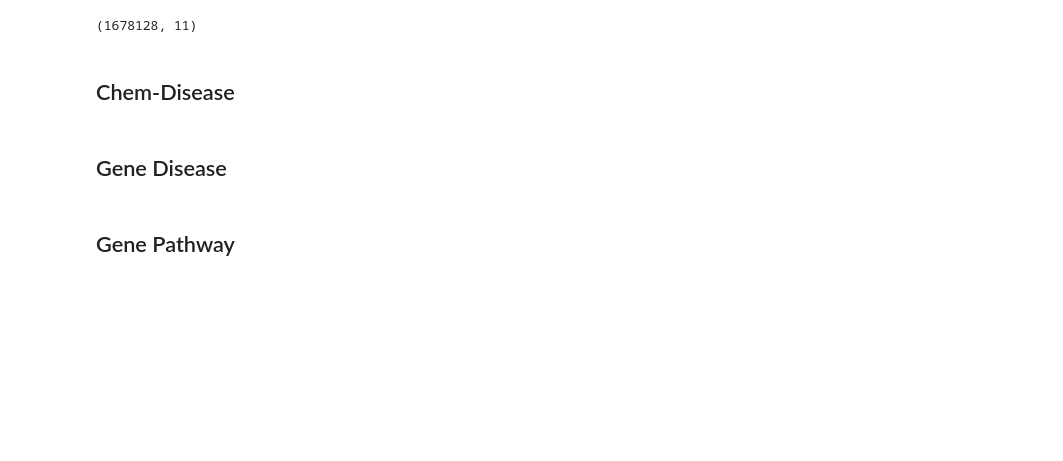
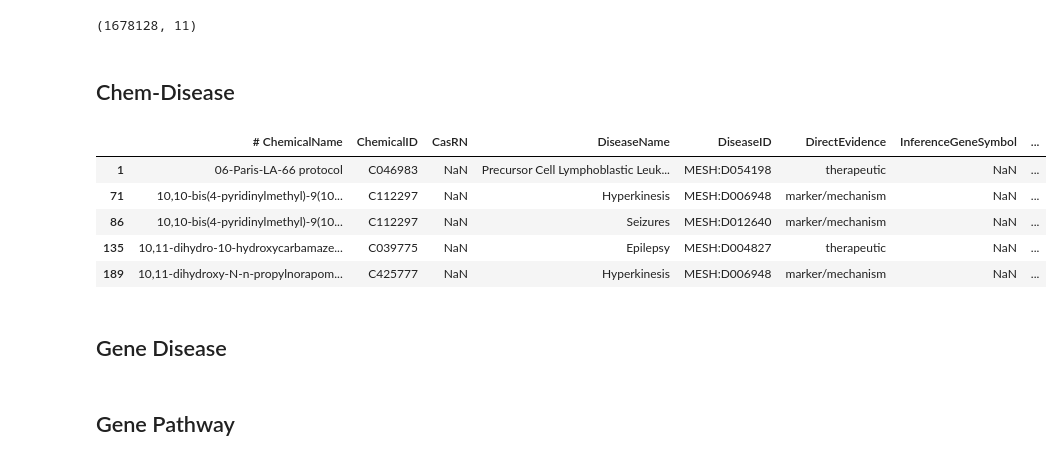
Before and after one commit to colemai/msc-thesis, a Jupyter notebook: ctd-to-nt/ctd-to-nt.ipynb, the cells around one changed output. Drawn from its saved outputs; the diff is of its cells as text; code cells hidden in the pictures; blank space fills up the shorter version.

```diff
--- a/ctd-to-nt/ctd-to-nt.ipynb
+++ b/ctd-to-nt/ctd-to-nt.ipynb
@@ -233,6 +233,15 @@ col_types = {
 df_cd = pd.read_csv('csvs/CTD_chemicals_diseases.csv', skiprows=27, usecols=cols, dtype=col_types)
 df_cd = df_cd.drop(0)
 df_cd = df_cd.dropna(subset=['DirectEvidence']) # drop if it doesn't have direct evidence
+# %%
+df_cd.head()
+# %% [output]
+|  | # ChemicalName | ChemicalID | CasRN | DiseaseName | DiseaseID | DirectEvidence | InferenceGeneSymbol | ... |
+| 1 | 06-Paris-LA-66 protocol | C046983 | NaN | Precursor Cell Lymphoblastic Leuk... | MESH:D054198 | therapeutic | NaN | ... |
+| 71 | 10,10-bis(4-pyridinylmethyl)-9(10... | C112297 | NaN | Hyperkinesis | MESH:D006948 | marker/mechanism | NaN | ... |
+| 86 | 10,10-bis(4-pyridinylmethyl)-9(10... | C112297 | NaN | Seizures | MESH:D012640 | marker/mechanism | NaN | ... |
+| 135 | 10,11-dihydro-10-hydroxycarbamaze... | C039775 | NaN | Epilepsy | MESH:D004827 | therapeutic | NaN | ... |
+| 189 | 10,11-dihydroxy-N-n-propylnorapom... | C425777 | NaN | Hyperkinesis | MESH:D006948 | marker/mechanism | NaN | ... |
 # %%
 # ## Create chem-dis file with only positive, directly-evidenced associations (for use in opa-nn)
 df1 = df_cd[df_cd.DirectEvidence == 'marker/mechanism']
```
Also changed, not shown: 4 other files.
